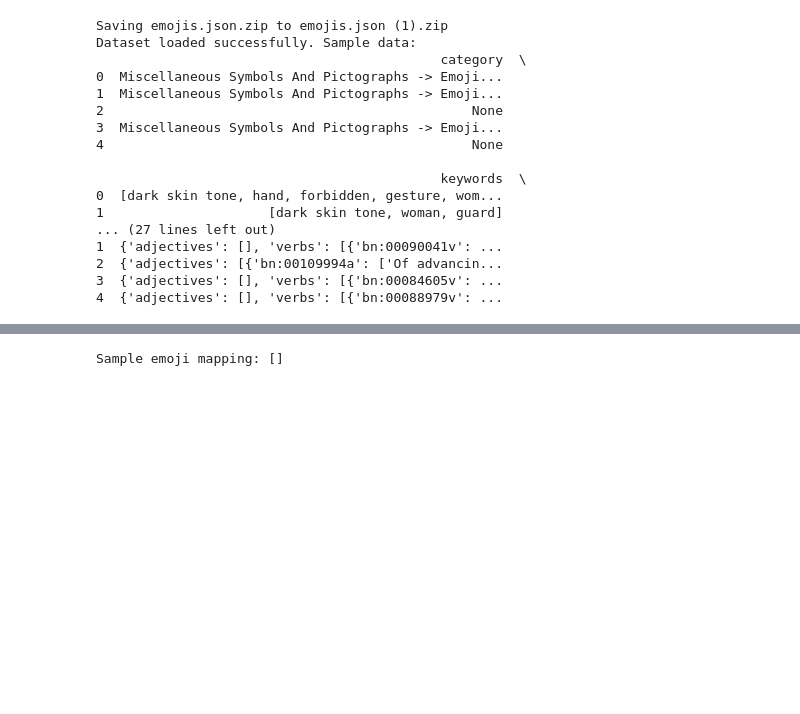
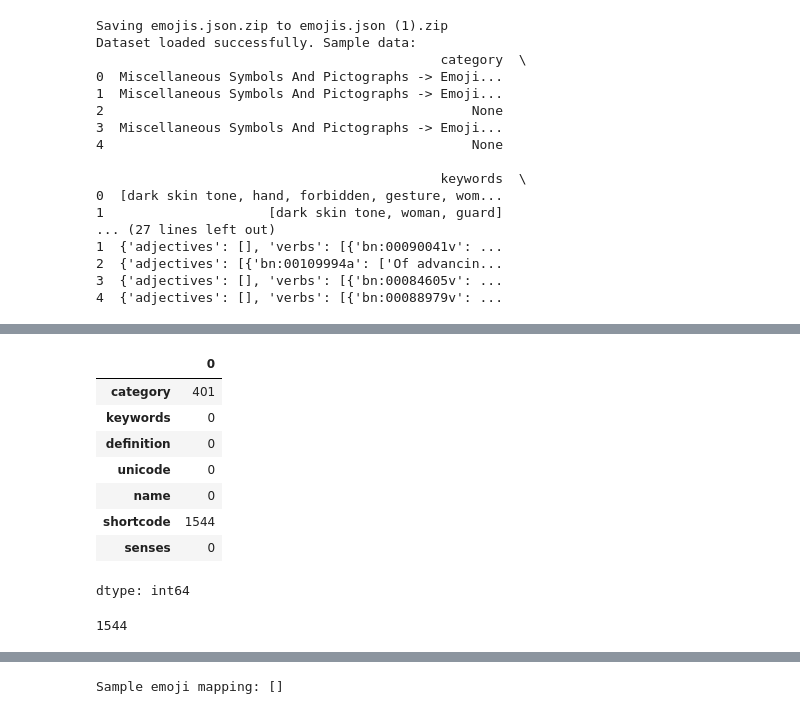
Before and after one commit to King-Rian/Project-3, a Jupyter notebook: Project_3.ipynb, the cells around one changed output, grey strips where cells are left out. Cells and saved outputs as stored; diff of their text form; code cells hidden in the pictures; blank space fills up the shorter version.

```diff
--- a/Project_3.ipynb
+++ b/Project_3.ipynb
@@ -47,0 +57,16 @@ Dataset loaded successfully. Sample data:
+# %%
+emoji_df.isnull().sum()
+# %% [output]
+|  | 0 |
+| category | 401 |
+| keywords | 0 |
+| definition | 0 |
+| unicode | 0 |
+| name | 0 |
+| shortcode | 1544 |
+| senses | 0 |
+dtype: int64
+# %%
+emoji_df['shortcode'].isnull().sum()
+# %% [output]
+1544
```
Also changed, not shown: parts of 6 cells of this notebook.
